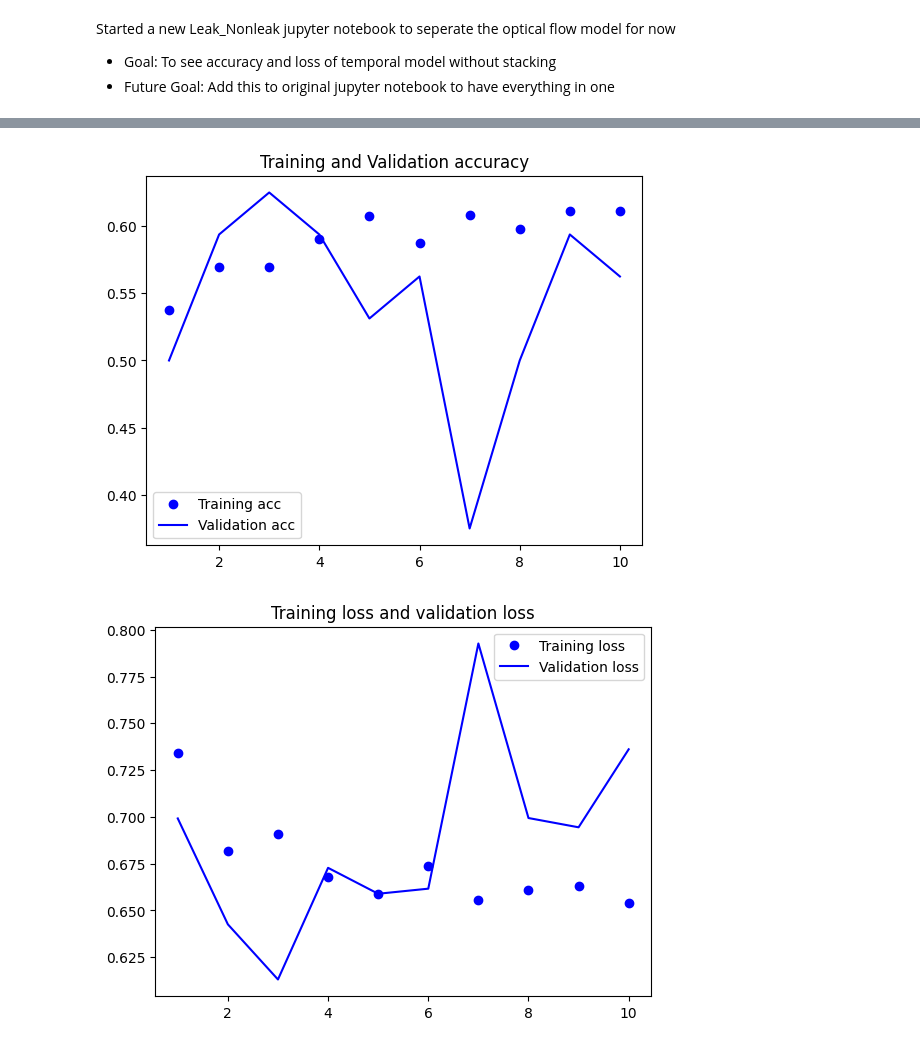
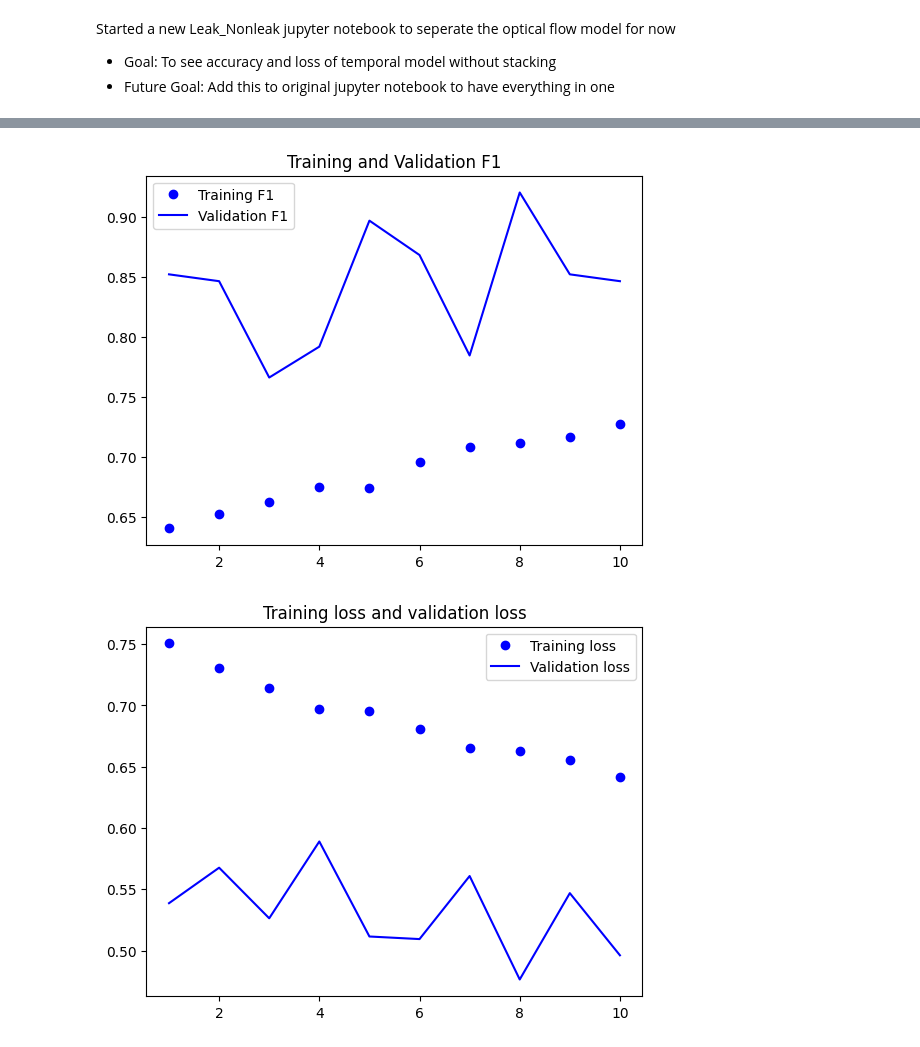
Before and after one commit to BerkeleyExpertSystemTechnologiesLab/Squishy-Methane-Analysis, a Jupyter notebook: MethaneCNN/Leak_Nonleak_Classfication_Optical_Flow.ipynb, the cells around one changed output, grey strips where cells are left out. Drawn from its saved outputs; the diff is of its cells as text; code cells hidden in the pictures.

```diff
--- a/MethaneCNN/Leak_Nonleak_Classfication_Optical_Flow.ipynb
+++ b/MethaneCNN/Leak_Nonleak_Classfication_Optical_Flow.ipynb
@@ -149,11 +184,13 @@ def read_frames_from_dir(dir_path, output_path, image_dim, max_vids=None):
     return X_train, y_train
 # %%
 image_dim = (240, 320)
-vid_count = 5
-test_count = 2
+vid_count = 10 #max 18
+test_count = 4 #max 13
 
 X_train, y_train = read_frames_from_dir(train_data_dir, frame_train_data_dir, image_dim, vid_count)
+print("Done with Training Data")
 X_test, y_test = read_frames_from_dir(test_data_dir, frame_test_data_dir, image_dim, test_count)
+print("Done with Testing Data")
 
 X_train.shape, y_train.shape, X_test.shape, y_test.shape
 # %% [output]
@@ -221,10 +257,20 @@ Total params: 86,866,021
 Trainable params: 86,865,997
 Non-trainable params: 24
 _________________________________________________________________
-# %%
-from keras import optimizers
-
-model.compile(loss='binary_crossentropy', optimizer=optimizers.SGD(learning_rate=1e-4), metrics=['acc'])
+# %%
+from keras import optimizers
+import keras.backend as K
+
+def get_f1(y_true, y_pred): #taken from old keras source code
+    true_positives = K.sum(K.round(K.clip(y_true * y_pred, 0, 1)))
+    possible_positives = K.sum(K.round(K.clip(y_true, 0, 1)))
+    predicted_positives = K.sum(K.round(K.clip(y_pred, 0, 1)))
+    precision = true_positives / (predicted_positives + K.epsilon())
+    recall = true_positives / (possible_positives + K.epsilon())
+    f1_val = 2*(precision*recall)/(precision+recall+K.epsilon())
+    return f1_val
+
+model.compile(loss='binary_crossentropy', optimizer=optimizers.SGD(learning_rate=1e-4), metrics=[get_f1])
 # %%
 val_split = 0.2
 X_t, X_v, y_t, y_v = train_test_split(X_train, y_train, test_size=val_split, stratify=y_train)
@@ -315,29 +361,29 @@ Epoch 10/10
 # %%
 import matplotlib.pyplot as plt
 
-acc = history.history['acc']
-val_acc = history.history['val_acc']
+f1 = history.history['get_f1']
+val_f1 = history.history['val_get_f1']
 loss = history.history['loss']
 val_loss = history.history['val_loss']
 
-epochs = range(1, len(acc) + 1)
+epochs = range(1, len(f1) + 1)
 
-plt.plot(epochs, acc, 'bo', label='Training acc')
-plt.plot(epochs, val_acc, 'b', label='Validation acc')
-plt.title('Training and Validation accuracy')
+plt.plot(epochs, f1, 'bo', label='Training F1')
+plt.plot(epochs, val_f1, 'b', label='Validation F1')
+plt.title('Training and Validation F1')
 plt.legend()
 
 plt.figure()
 
 plt.plot(epochs, loss, 'bo', label='Training loss')
 plt.plot(epochs, val_loss, 'b', label='Validation loss')
 plt.title('Training loss and validation loss')
 plt.legend()
 
 plt.show()
 # %% [output]
-[figure, old version]
+[figure, new version]
-[figure, old version]
+[figure, new version]
 # %%
 test_datagen = ImageDataGenerator(
     featurewise_center=True,
```
Also changed, not shown: parts of 12 cells of this notebook.
